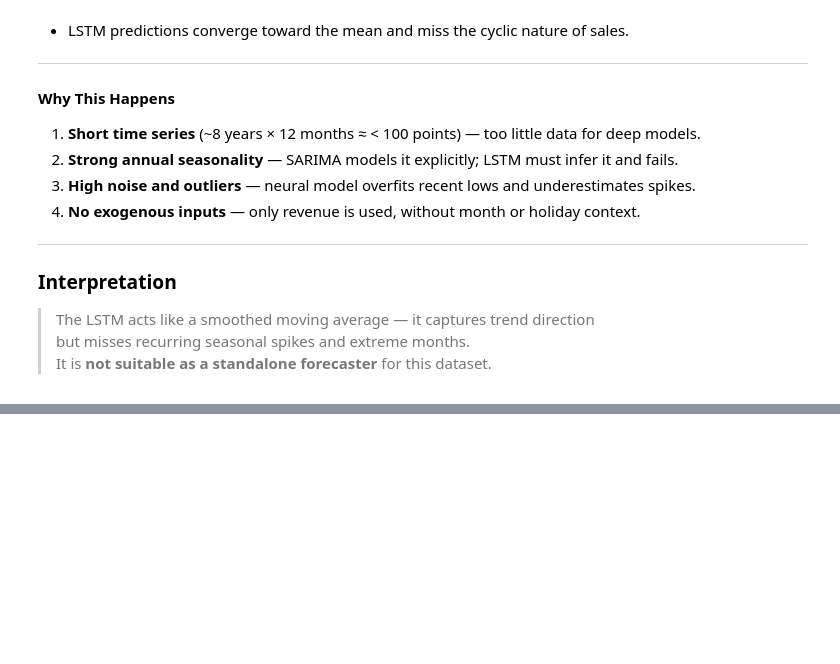
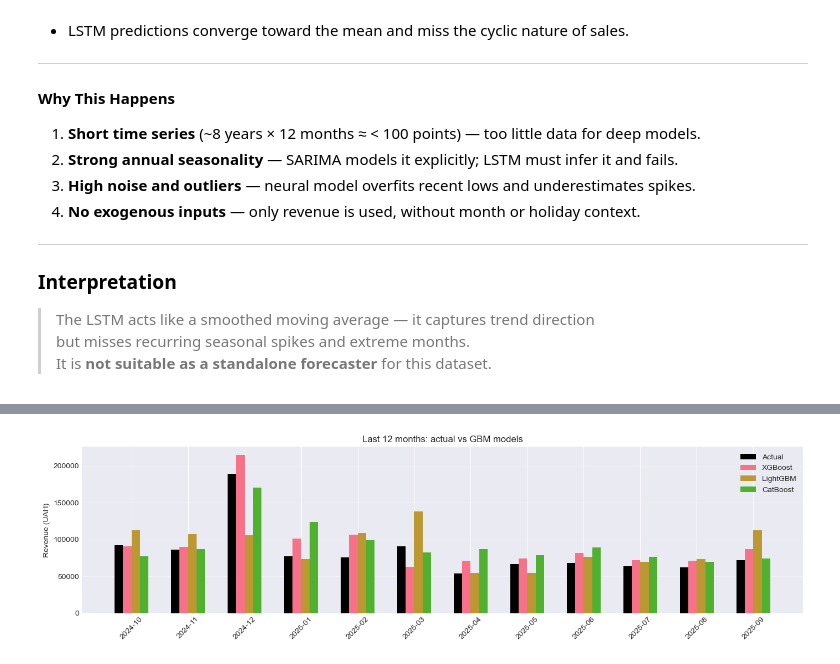
Before and after one commit to Ovkubiky/hramotii, a Jupyter notebook: eda.ipynb, the cells around one changed output, grey strips where cells are left out. Drawn from its saved outputs; the diff is of its cells as text; code cells hidden in the pictures; blank space fills up the shorter version.

```diff
--- a/eda.ipynb
+++ b/eda.ipynb
@@ -1398,0 +1468,17 @@ Low month value                            60,752             48,717
+# %%
+test_horizon = 12
+train_df = feat_df.iloc[:-test_horizon].copy()
+test_df  = feat_df.iloc[-test_horizon:].copy()
+
+X_train = train_df.drop(columns=["target"])
+y_train = train_df["target"]
+
+train_columns = X_train.columns
+train_dtypes = X_train.dtypes
+
+X_test = test_df.drop(columns=["target"])
+y_test = test_df["target"]
+
+print("\nTrain size:", X_train.shape, "Test size:", X_test.shape)
+print("Train period:", train_df.index.min().date(), "→", train_df.index.max().date())
+print("Test  period:", test_df.index.min().date(),  "→", test_df.index.max().date())
@@ -1398,0 +1659,22 @@ Low month value                            60,752             48,717
+# %%
+if len(models_preds) > 0:
+    plt.figure(figsize=(14,4))
+    x = np.arange(len(y_test))
+    width = 0.15
+
+    plt.bar(x - width*(len(models_preds)/2), y_test.values, width, label="Actual", color="black")
+
+    i = 1
+    for name, preds in models_preds.items():
+        plt.bar(x - width*(len(models_preds)/2) + width*i, preds, width, label=name)
+        i += 1
+
+    plt.xticks(x, [d.strftime("%Y-%m") for d in y_test.index], rotation=45)
+    plt.title("Last 12 months: actual vs GBM models")
+    plt.ylabel("Revenue (UAH)")
+    plt.legend()
+    plt.grid(axis="y", alpha=0.3)
+    plt.tight_layout()
+    plt.show()
+# %% [output]
+[figure, added]
```
Also changed, not shown: parts of 10 cells of this notebook, 1 other file.
